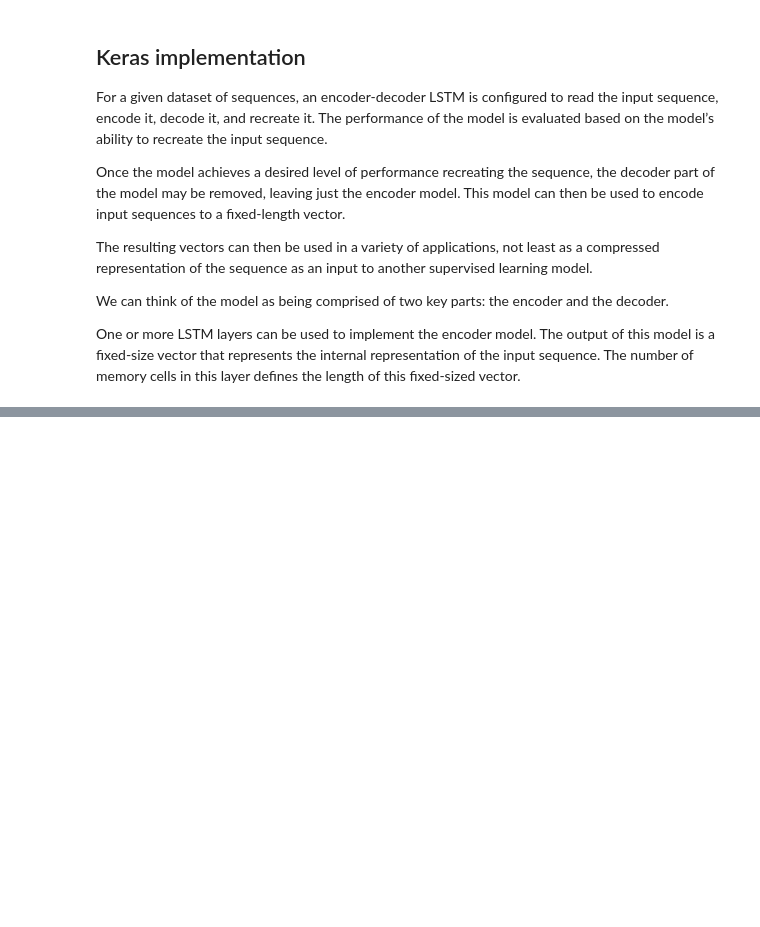
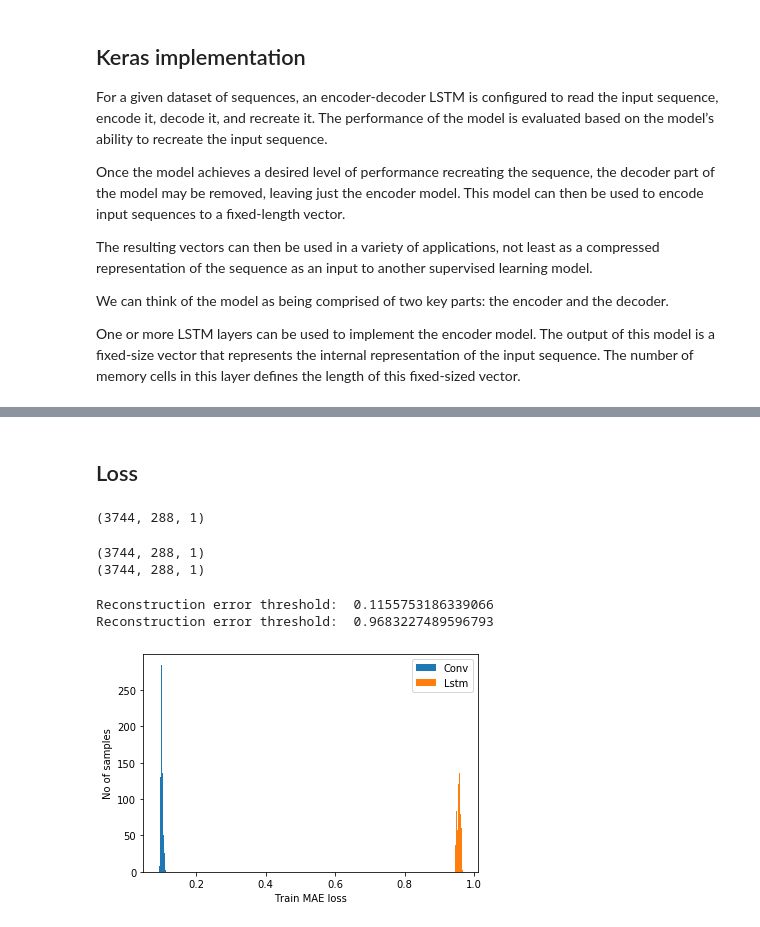
Before and after one commit to LeoBaro/Real-Time-Anomaly-Detection-of-Gamma-Ray-Bursts-for-the-Cherenkov-Telescope-Array, a Jupyter notebook: rtapipe/analysis/lstm.ipynb, the cells around one changed output, grey strips where cells are left out. Drawn from its saved outputs; the diff is of its cells as text; code cells hidden in the pictures; blank space fills up the shorter version.

Commit message:
models

```diff
--- a/rtapipe/analysis/lstm.ipynb
+++ b/rtapipe/analysis/lstm.ipynb
@@ -57,0 +267,2 @@ array([[[0.1],
+# %%
+modelLSTMHistory = modelLSTM.fit(x_train, x_train, epochs=50, batch_size=128, validation_split=0.1, verbose=1)
@@ -57,0 +283,11 @@ array([[[0.1],
+# %%
+modelConvHistory = modelConv.fit(
+    x_train,
+    x_train,
+    epochs=50,
+    batch_size=128,
+    validation_split=0.1,
+    callbacks=[
+        keras.callbacks.EarlyStopping(monitor="val_loss", patience=5, mode="min")
+    ],
+)
@@ -57,0 +317,31 @@ array([[[0.1],
+# %% [markdown]
+## Loss
+# %%
+def plotLoss(pred_data, real, labels=[""]):
+    for i, pred in enumerate(pred_data):
+        train_mae_loss = np.mean(np.abs(pred - real), axis=1)
+        plt.hist(train_mae_loss, bins=50, label=labels[i])
+        plt.xlabel("Train MAE loss")
+        plt.ylabel("No of samples")
+        # Get reconstruction loss threshold.
+        threshold = np.max(train_mae_loss)
+        print("Reconstruction error threshold: ", threshold)
+    plt.legend()
+    plt.show()
+# %%
+autoencoder_predictions_on_training = modelConv.predict(x_train)
+lstm_predictions_on_training = modelLSTM.predict(x_train)
+# %% [output]
+(3744, 288, 1)
+# %%
+print(autoencoder_predictions_on_training.shape)
+print(lstm_predictions_on_training.shape)
+# %% [output]
+(3744, 288, 1)
+(3744, 288, 1)
+# %%
+plotLoss([autoencoder_predictions_on_training, lstm_predictions_on_training], x_train, labels=["Conv","Lstm"])
+# %% [output]
+Reconstruction error threshold:  0.1155753186339066
+Reconstruction error threshold:  0.9683227489596793
+[figure, added]
```
Also changed, not shown: parts of 31 cells of this notebook, 3 other files.
